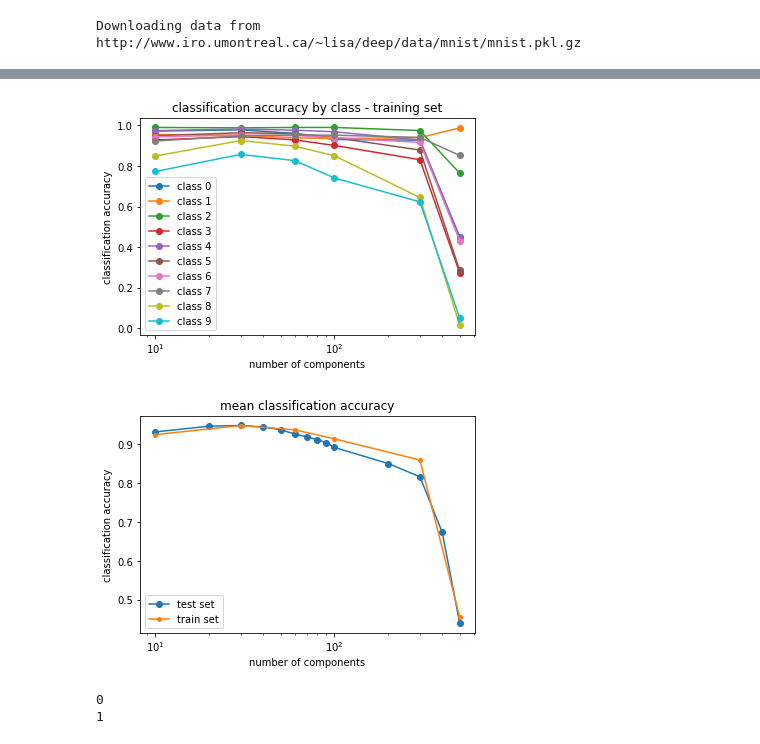
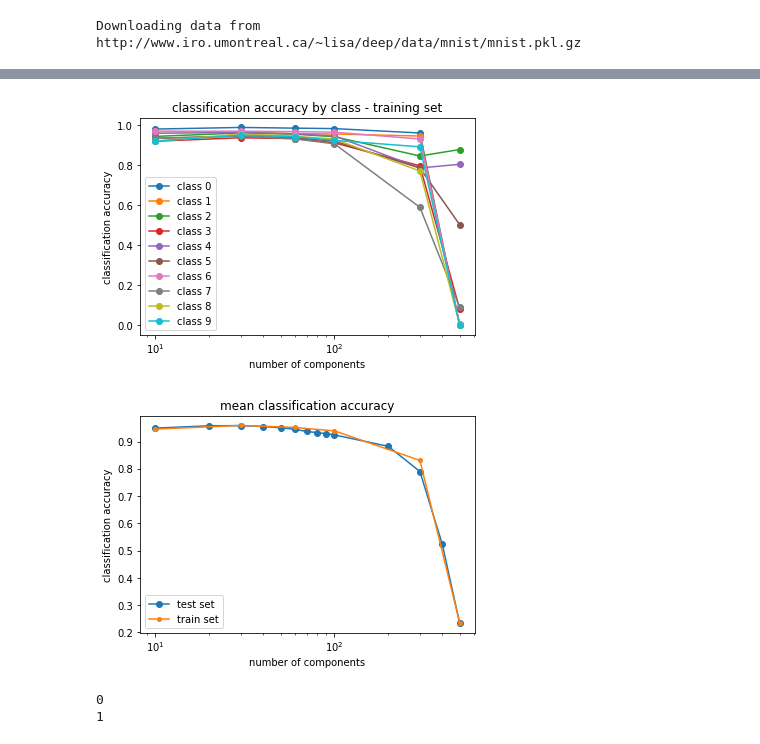
Before and after one commit to VMBoehm/DeNoPa, a Jupyter notebook: ClassificationWithPCA.ipynb, the cells around one changed output, grey strips where cells are left out. Cells and saved outputs as stored; diff of their text form; code cells hidden in the pictures.

```diff
--- a/ClassificationWithPCA.ipynb
+++ b/ClassificationWithPCA.ipynb
@@ -184,10 +229,10 @@ acc2test = pickle.load(open(pca_path+'accuracies2_testset.pkl','rb'))
 # for ii in range(10):
 #   plt.semilogx(nums, acc1test[:,ii], marker='o',label='class %d'%ii)
 # %%
-nums = [10,20,30,40,50,60,70,80,90,100,200,300,400,500]
+nums =  [10,20,30,40,50,60,70,80,90,100,200,300,400,500]
 plt.title('classification accuracy by class - test set')
 for ii in range(10):
-  plt.semilogx(nums, acc2[:,ii], marker='o',label='class %d'%ii)
+  plt.semilogx(nums, acctest[:,ii], marker='o',label='class %d'%ii)
   plt.xlabel('number of components')
   plt.ylabel('classification accuracy')
   plt.legend()
@@ -210,17 +254,0 @@ No handles with labels found to put in legend.
-# %%
-plt.figure()
-for jj in range(10):
-      pca, mask, mean= pickle.load(open(pca_path+'pca_on_%d_num_comp_full.pkl'%(jj),'rb'))
-      plt.semilogx(pca.explained_variance_, label='class %d'%jj)
-plt.xlabel('number of components')
-plt.ylabel('explained variance')
-plt.legend()
-plt.show()
-
-plt.figure()
-for jj in range(10):
-      pca, mask, mean= pickle.load(open(pca_path+'pca_on_%d_num_comp_full.pkl'%(jj),'rb'))
-      plt.plot(np.ones((10))*np.sum(pca.explained_variance_), label='class %d'%jj)
-plt.ylabel('total variance')
-plt.legend(ncol=3)
-plt.show()
@@ -230,10 +255,5 @@ plt.show()
 # %%
-plt.figure()
 for jj in range(10):
-      pca, mask, mean= pickle.load(open(pca_path+'pca_on_%d_num_comp_full.pkl'%(jj),'rb'))
-      plt.semilogx(pca.singular_values_, label='class %d'%jj)
-plt.xlabel('number of components')
-plt.ylabel('singular values')
-plt.legend()
-plt.show()
+      pca, _, _, _= pickle.load(open(pca_path+'pca_on_%d_num_comp_full_inpainted.pkl'%(jj),'rb'))
+      print(min(pca.singular_values_))
 # %% [output]
@@ -241,4 +269,0 @@ plt.show()
-# %%
-for jj in range(10):
-      pca, mask, mean= pickle.load(open(pca_path+'pca_on_%d_num_comp_full.pkl'%(jj),'rb'))
-      print(min(pca.singular_values_))
@@ -322,41 +352,41 @@ pickle.dump(acc2, open(pca_path+'accuracies2_trainset.pkl','wb'))
 # %%
-acc1train=pickle.load(open(pca_path+'accuracies1_trainset.pkl','rb'))
-acc2train=pickle.load(open(pca_path+'accuracies2_trainset.pkl','rb'))
+acctrain=pickle.load(open(pca_path+'accuracies_addedvariance_trainset.pkl','rb'))
+
 nums = np.asarray([10,30,60,100,300,500])
 
 plt.figure()
 plt.title('classification accuracy by class - training set')
 for ii in range(10):
-  plt.semilogx(nums, acc2train[:,ii], marker='o',label='class %d'%ii)
+  plt.semilogx(nums, acctrain[:,ii], marker='o',label='class %d'%ii)
   plt.xlabel('number of components')
   plt.ylabel('classification accuracy')
   plt.legend()
 plt.show()
 
 # plt.figure()
 # plt.title('classification accuracy by class')
 # for ii in range(10):
 #   plt.semilogx(nums, acc1train[:,ii], marker='o',label='class %d'%ii)
 #   plt.xlabel('number of components')
 #   plt.ylabel('classification accuracy')
 #   plt.legend()
 # plt.show()
 # %% [output]
-[figure, old version]
+[figure, new version]
 # %%
 
 plt.figure()
 plt.title('mean classification accuracy')
 nums = [10,20,30,40,50,60,70,80,90,100,200,300,400,500]
-plt.semilogx(nums, np.mean(acc2test,axis=1), marker='o', label='test set')
+plt.semilogx(nums, np.mean(acctest,axis=1), marker='o', label='test set')
 nums = np.asarray([10,30,60,100,300,500])
-plt.semilogx(nums, np.mean(acc2train,axis=1), marker='o',markersize=4,label='train set')
+plt.semilogx(nums, np.mean(acctrain,axis=1), marker='o',markersize=4,label='train set')
 plt.xlabel('number of components')
 plt.ylabel('classification accuracy')
 plt.legend()
 plt.show()
 # %% [output]
-[figure, old version]
+[figure, new version]
 # %%
 # do classification
 nums = [30,500]
```
Also changed, not shown: parts of 13 cells of this notebook.
